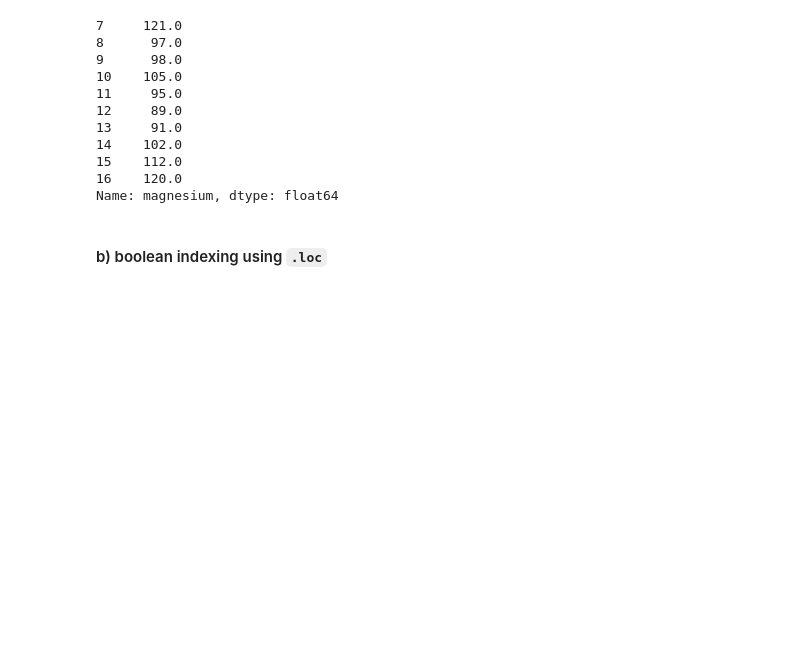
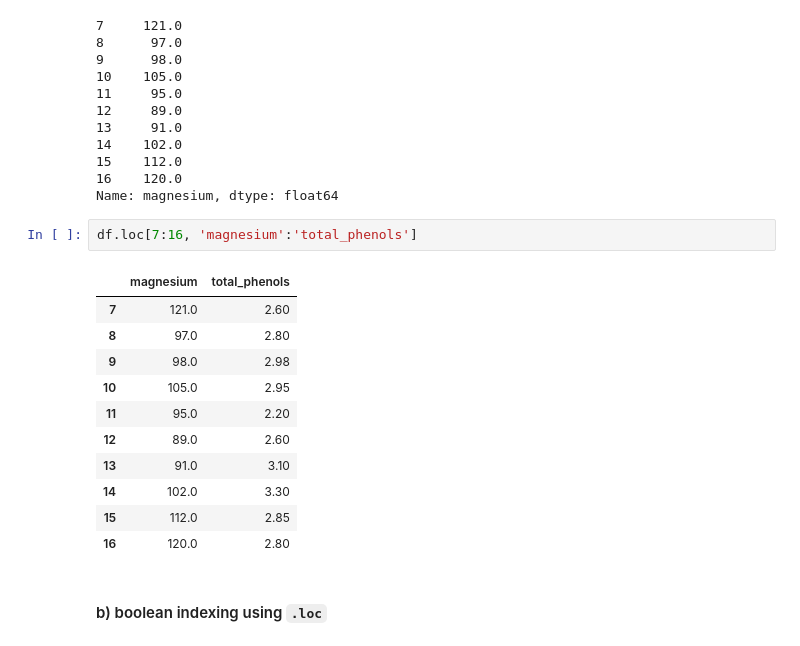
Before and after one commit to OpusDEI-cloud/dsc-accessing-data-with-pandas, a Jupyter notebook: index.ipynb, the cells around one changed output. Drawn from its saved outputs; the diff is of its cells as text; blank space fills up the shorter version.

```diff
--- a/index.ipynb
+++ b/index.ipynb
@@ -273,6 +265,20 @@ df.loc[7:16, 'magnesium']
 15    112.0
 16    120.0
 Name: magnesium, dtype: float64
+# %%
+df.loc[7:16, 'magnesium':'total_phenols']
+# %% [output]
+|  | magnesium | total_phenols |
+| 7 | 121.0 | 2.60 |
+| 8 | 97.0 | 2.80 |
+| 9 | 98.0 | 2.98 |
+| 10 | 105.0 | 2.95 |
+| 11 | 95.0 | 2.20 |
+| 12 | 89.0 | 2.60 |
+| 13 | 91.0 | 3.10 |
+| 14 | 102.0 | 3.30 |
+| 15 | 112.0 | 2.85 |
+| 16 | 120.0 | 2.80 |
 # %% [markdown]
 #### b) boolean indexing using `.loc`
 # %% [markdown]
```
Also changed, not shown: parts of 4 cells of this notebook.
